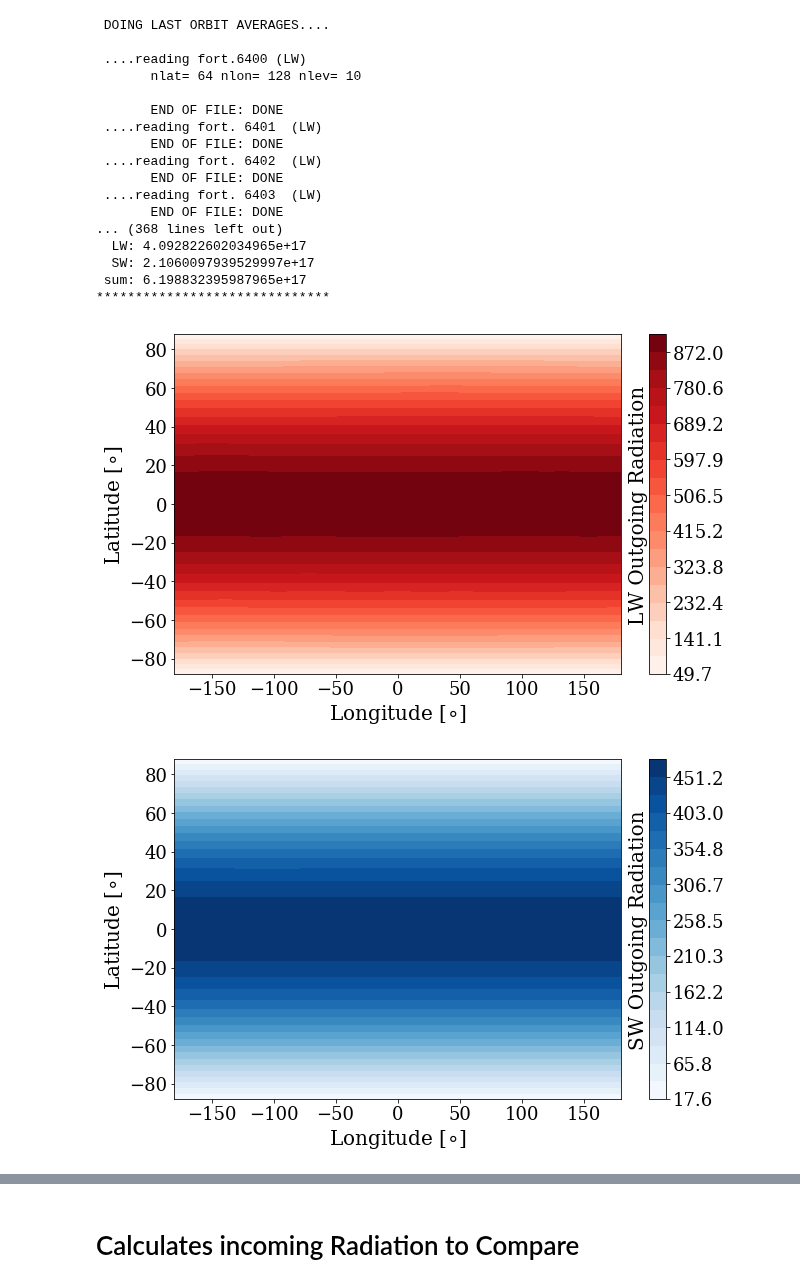
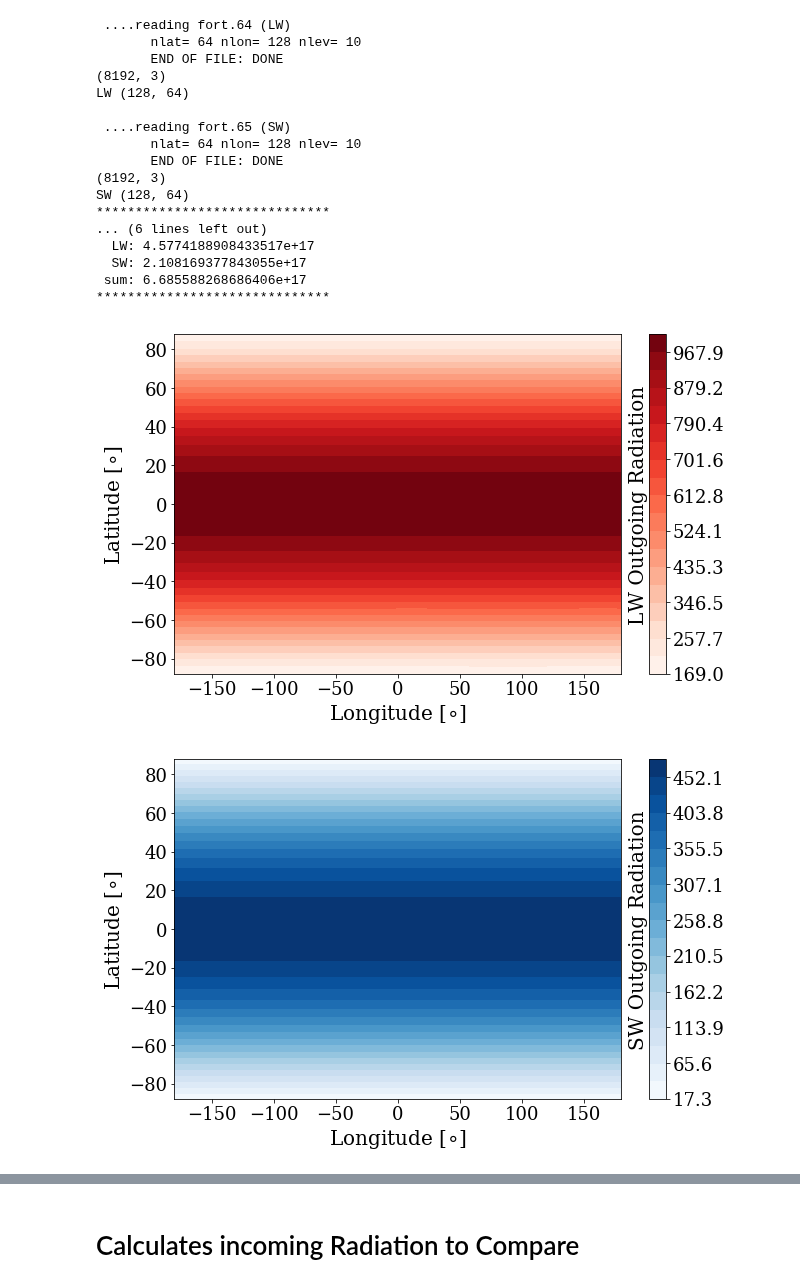
Before and after one commit to emily-rauscher/GCM_plots, a Jupyter notebook: igcm_olr_plots.ipynb, the cells around one changed output, grey strips where cells are left out. Saved outputs shown, nothing was run; the diff lists cells and outputs as text; code cells hidden in the pictures.

```diff
--- a/igcm_olr_plots.ipynb
+++ b/igcm_olr_plots.ipynb
@@ -1,47 +1,47 @@
 # %%
 from igcm_olr_func import igcm_olr
 %matplotlib inline
 
 oom=0
-p0=0.1
+p0=0.10
 radea=9.56*10**6
 
 #path='/Users/ermay/Desktop/GCM_plots/Files/'
 path='/Users/ermay/Documents/GradSchool/Research_Surface/GCM_plots/Files/'
-runname='FiducialPlanet/Model4/L10/T42/P0_010'
+runname='FiducialPlanet/Model4/Test_New/'#L10/T42/P0_010'
 makeplot=True
 saveplot=True
-LastOrb=True
-savenamelw=path+runname+'/Model4_P0_015_lw.png'
-savenamesw=path+runname+'/Model4_P0_015_sw.png'
+LastOrb=False
+savenamelw=path+runname+'/Model4_P0_010_lw.png'
+savenamesw=path+runname+'/Model4_P0_010_sw.png'
 both=True #true to plot SW and LW, False for only lW
 
 data_lw,data_sw,total_lw,total_sw,lon_arr,lat_arr=igcm_olr(path,runname,oom,p0,radea,makeplot, saveplot,savenamelw,savenamesw, both,LastOrb)
 
 import pickle
 pickle.dump(total_lw, open(path+runname+'/LW_total.txt', 'wb'))
 pickle.dump(total_sw, open(path+runname+'/SW_total.txt', 'wb'))
 
 # read object from file
 a = pickle.load(open(path+runname+'/LW_total.txt', 'rb'))
 b = pickle.load(open(path+runname+'/SW_total.txt', 'rb'))
 # %% [output]
- DOING LAST ORBIT AVERAGES....
+ ....reading fort.64 (LW)
+       nlat= 64 nlon= 128 nlev= 10
+       END OF FILE: DONE
+(8192, 3)
+LW (128, 64)
 
- ....reading fort.6400 (LW)
+ ....reading fort.65 (SW)
        nlat= 64 nlon= 128 nlev= 10
-
        END OF FILE: DONE
- ....reading fort. 6401  (LW)
-       END OF FILE: DONE
- ....reading fort. 6402  (LW)
-       END OF FILE: DONE
- ....reading fort. 6403  (LW)
-       END OF FILE: DONE
-... (368 lines left out)
-  LW: 4.092822602034965e+17
-  SW: 2.1060097939529997e+17
- sum: 6.198832395987965e+17
+(8192, 3)
+SW (128, 64)
 ******************************
+... (6 lines left out)
+  LW: 4.5774188908433517e+17
+  SW: 2.108169377843055e+17
+ sum: 6.685588268686406e+17
+******************************
-[figure, old version]
+[figure, new version]
-[figure, old version]
+[figure, new version]
```
Also changed, not shown: parts of 4 cells of this notebook, 1 other file.
